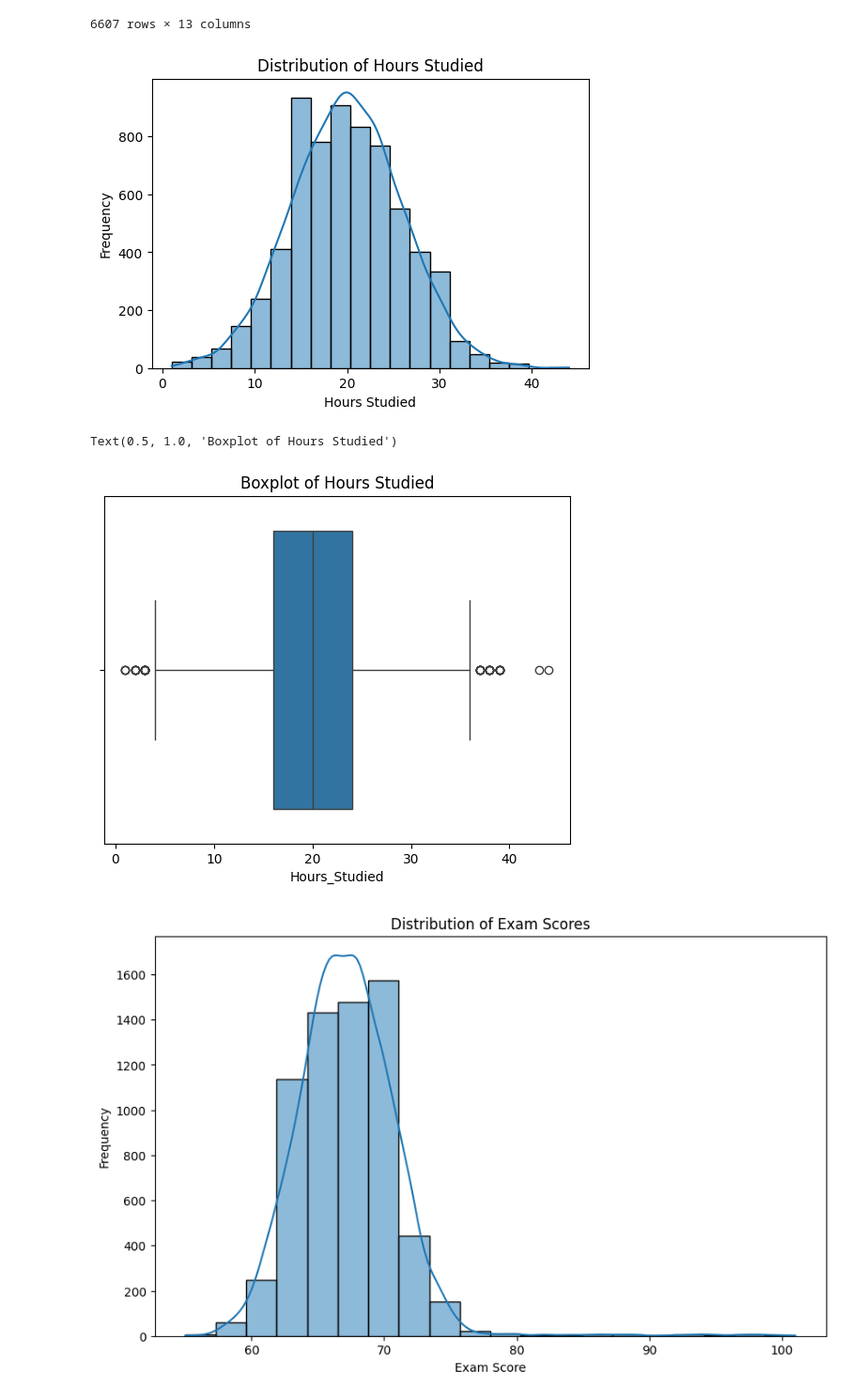
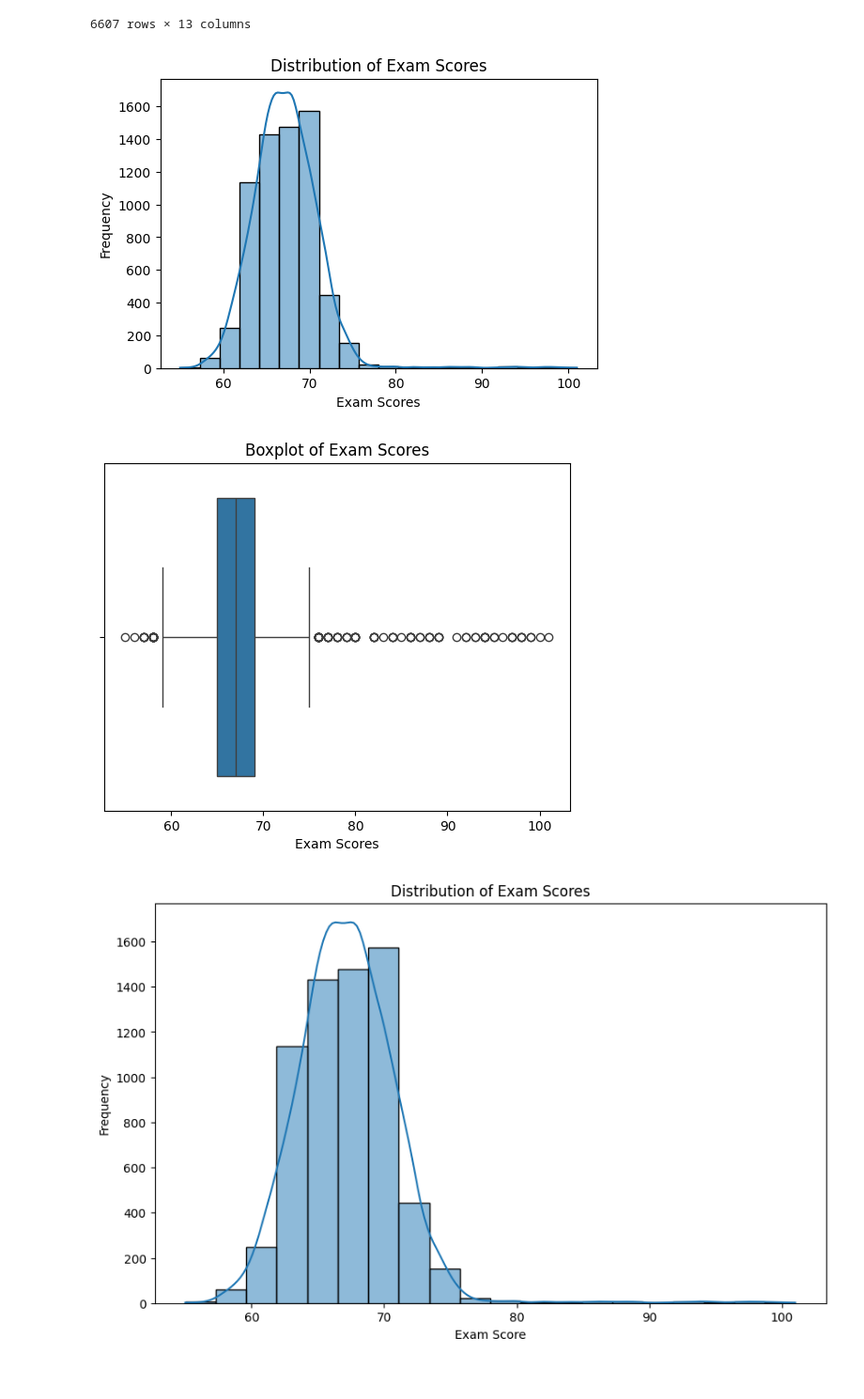
Before and after one commit to laxmansharma1811/Feature_Extraction_Project, a Jupyter notebook: student_performance.ipynb, the cells around one changed output. Shown at 94% size. Cells and saved outputs as stored; diff of their text form; code cells hidden in the pictures.

```diff
--- a/student_performance.ipynb
+++ b/student_performance.ipynb
@@ -120,19 +120,20 @@ categorical_cols
 6607 rows × 13 columns
 # %%
 plt.figure(figsize=(6,4))
-sns.histplot(df['Hours_Studied'], bins=20, kde=True)
-plt.title('Distribution of Hours Studied')
-plt.xlabel('Hours Studied')
+sns.histplot(df['Exam_Score'], bins=20, kde=True)
+plt.title('Distribution of Exam Scores')
+plt.xlabel('Exam Scores')
 plt.ylabel('Frequency')
 plt.show()
 # %% [output]
-[figure, old version]
+[figure, new version]
 # %%
-sns.boxplot(x=df['Hours_Studied'])
-plt.title('Boxplot of Hours Studied')
+sns.boxplot(x=df['Exam_Score'])
+plt.title('Boxplot of Exam Scores')
+plt.xlabel('Exam Scores')
+plt.show()
 # %% [output]
-Text(0.5, 1.0, 'Boxplot of Hours Studied')
-[figure, old version]
+[figure, new version]
 # %%
 plt.figure(figsize=(10, 6))
 sns.histplot(df['Exam_Score'], bins=20, kde=True)
```
Also changed, not shown: parts of 1 cell of this notebook.
